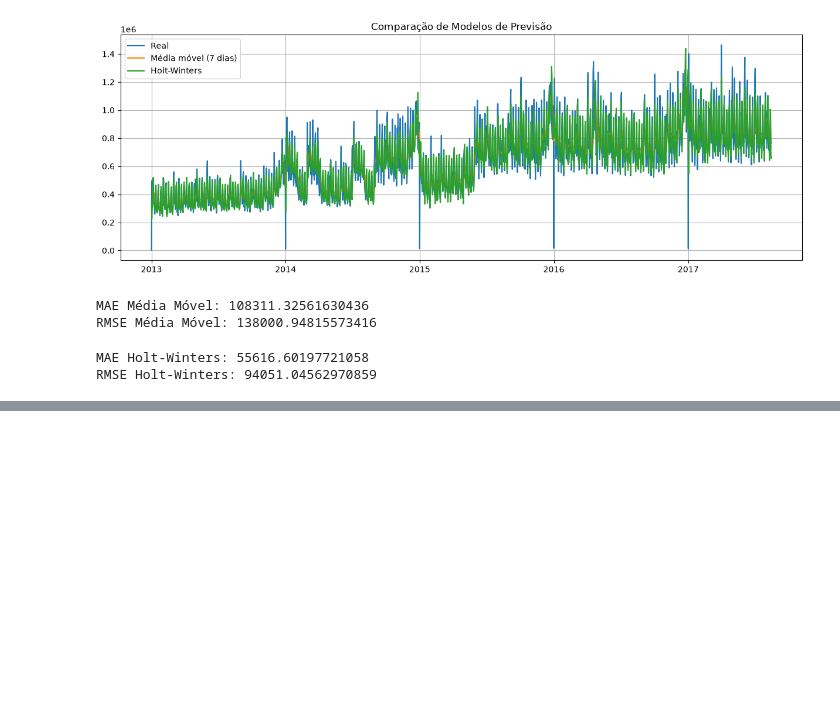
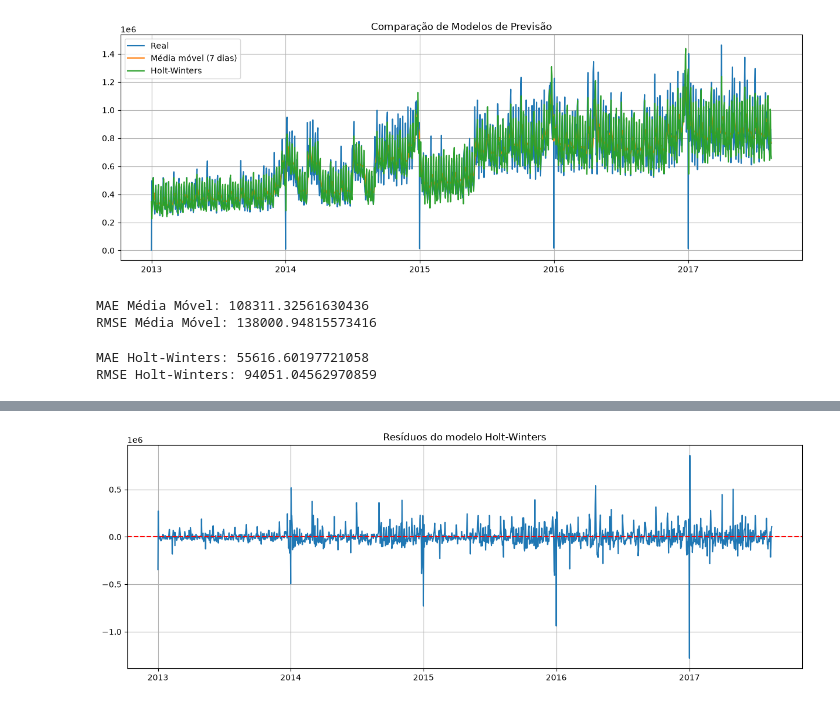
Before and after one commit to Vagnerkrg/time-series-intelligence-forecasting, a Jupyter notebook: notebooks/time_series_project.ipynb, the cells around one changed output, grey strips where cells are left out. Saved outputs shown, nothing was run; the diff lists cells and outputs as text; code cells hidden in the pictures; blank space fills up the shorter version.

```diff
--- a/notebooks/time_series_project.ipynb
+++ b/notebooks/time_series_project.ipynb
@@ -229,0 +289,11 @@ RMSE Holt-Winters: 94051.04562970859
+# %%
+residuals = sales - forecast_hw
+
+plt.figure(figsize=(15,5))
+plt.plot(residuals)
+plt.title("Resíduos do modelo Holt-Winters")
+plt.axhline(0, color="red", linestyle="--")
+plt.grid(True)
+plt.show()
+# %% [output]
+[figure, added]
```
Also changed, not shown: parts of 17 cells of this notebook.
